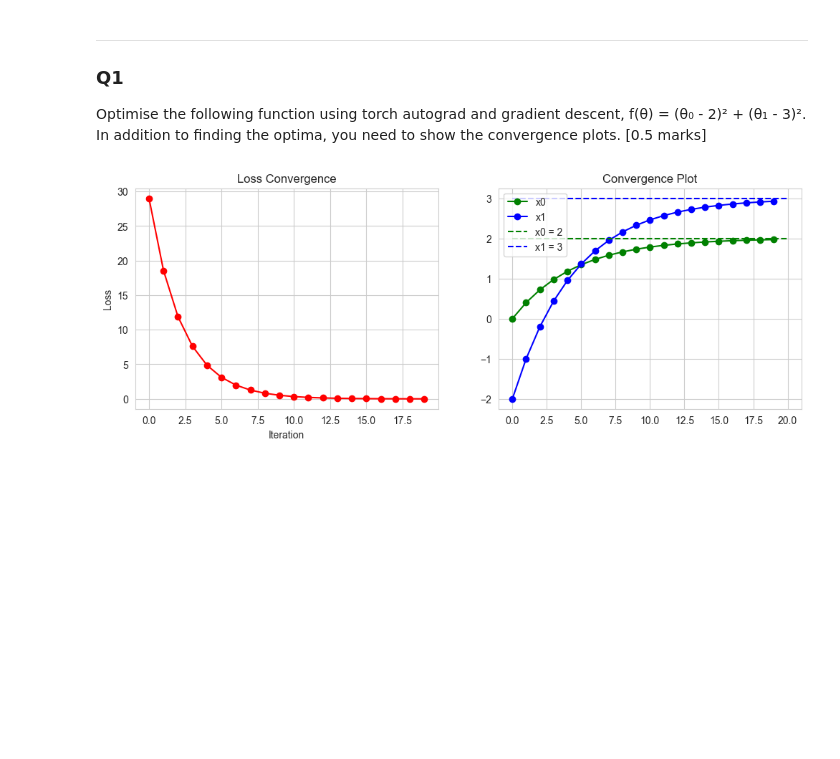
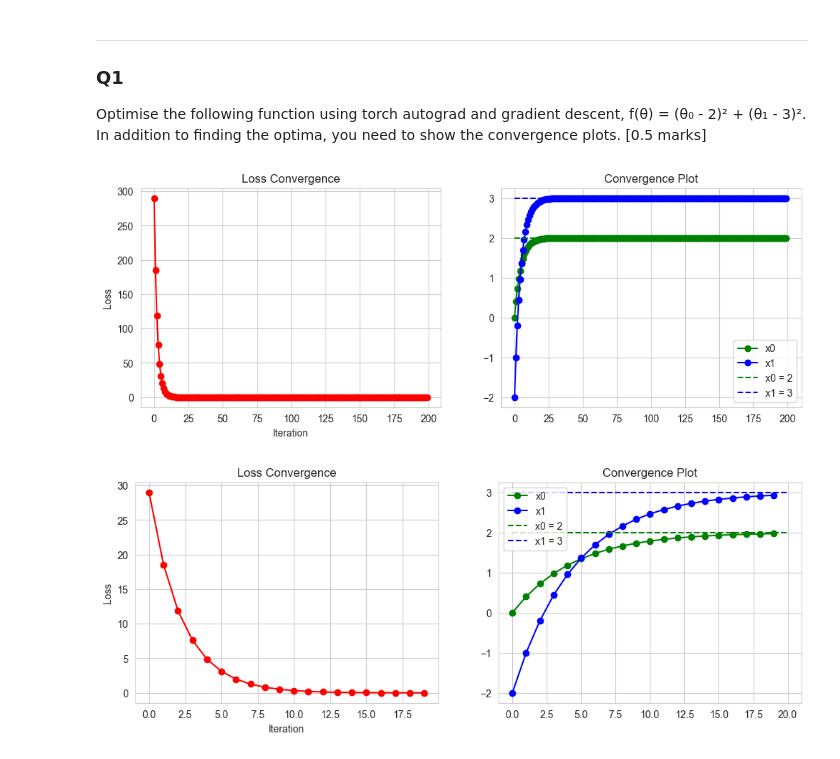
Before and after one commit to Gaurav17Joshi/PML661, a Jupyter notebook: Assignment1/Assignment1_sub.ipynb, the cells around one changed output. Cells and saved outputs as stored; diff of their text form; code cells hidden in the pictures; blank space fills up the shorter version.

```diff
--- a/Assignment1/Assignment1_sub.ipynb
+++ b/Assignment1/Assignment1_sub.ipynb
@@ -45,6 +45,55 @@ Minimum value of the function: 7.32271132619644e-10
 ### Q1
 
 Optimise the following function using torch autograd and gradient descent, f(θ) = (θ₀ - 2)² + (θ₁ - 3)². In addition to finding the optima, you need to show the convergence plots. [0.5 marks]
+# %%
+# Defining the function to be optimized
+def loss_fun(x):
+    return 10*((x[0]-2)**2 + (x[1]-3)**2)
+
+# The varaiable tensor, whose operations are to be stored, (initial value set to be (-1,-1.5))
+x = torch.tensor([-0.0, -2.0], requires_grad=True)
+
+# Gradient Descent Hyperparameters
+num_iterations = 200
+learning_rate = 0.01
+
+xs = []
+losses = []
+
+# Gradient Descent
+for i in range(num_iterations):
+    loss = loss_fun(x)
+    # We want to calculate the gradient of loss scalar with respect to all tensors with requires_grad=True.
+    loss.backward()
+
+    xs.append(x.detach().numpy().copy()) # Cannot, convert a grad tensor to numpy directly
+    losses.append(loss.item())           # Gives the direct value
+
+    # Gradient Descent Step, Could have use torch.no_grad() as well
+    x.data = x.data - learning_rate * x.grad
+
+    # Manually zero the gradients after updating weights, (otherwise they accumulate)
+    x.grad.zero_()
+
+# Plotting the loss curve
+fig, ax = plt.subplots(1,2, figsize=(12,4))
+ax[0].plot(losses, marker='o', color = 'red')
+ax[0].set_xlabel('Iteration')
+ax[0].set_ylabel('Loss')
+ax[0].set_title('Loss Convergence')
+
+# Plotting the path taken by theta during optimization
+ax[1].plot([x[0] for x in xs], marker='o', color = "green", label = "x0")
+ax[1].plot([x[1] for x in xs], marker='o', color = "blue", label = "x1")
+ax[1].hlines(2, 0, len(xs), color = "green", linestyle = "dashed", label = "x0 = 2")
+ax[1].hlines(3, 0, len(xs), color = "blue", linestyle = "dashed", label = "x1 = 3")
+ax[1].legend()
+# ax[1].set_xlabel('x0')
+# ax[1].set_ylabel('x1')
+ax[1].set_title('Convergence Plot')
+plt.show()
+# %% [output]
+[figure, added]
 # %%
 # Defining the function to be optimized
 def loss_fun(x):
```
Also changed, not shown: 3 other files.
